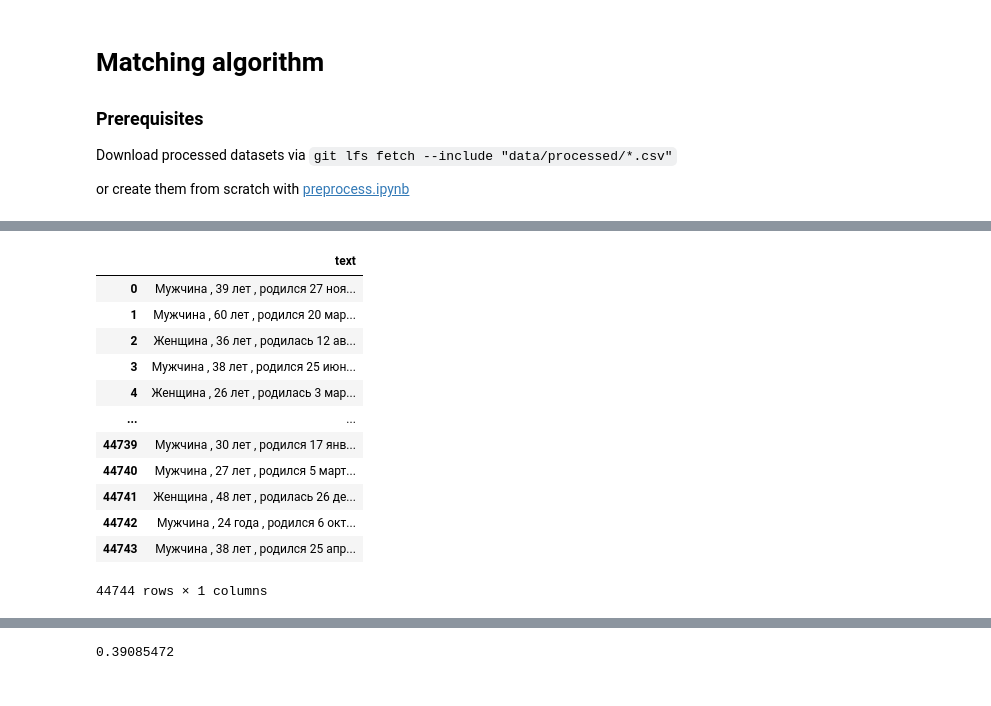
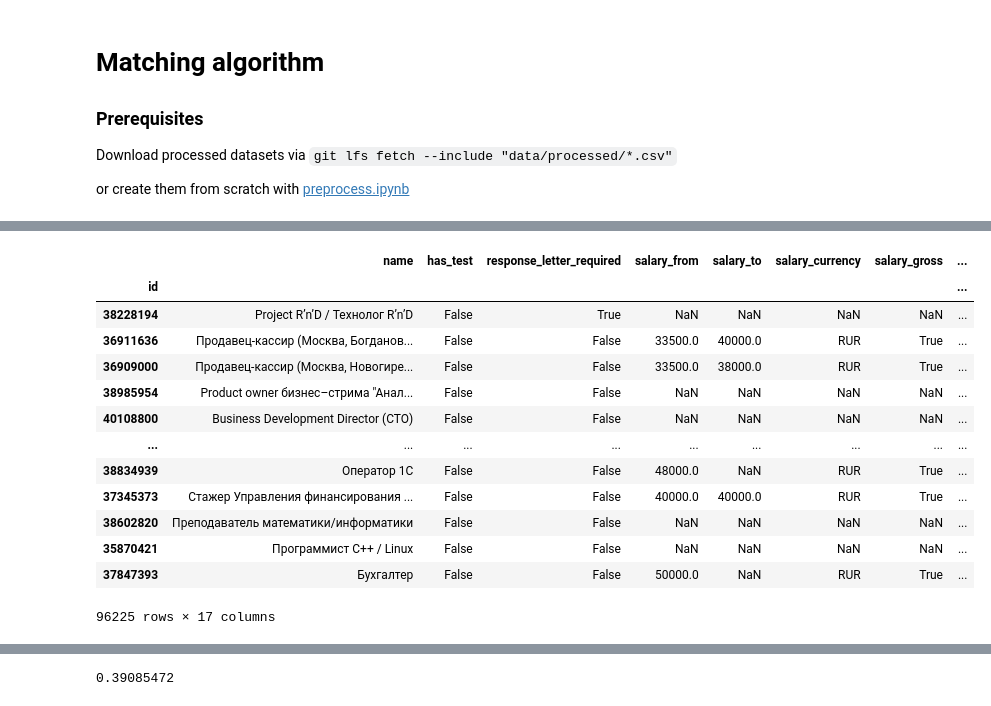
Before and after one commit to rytuo/DL-CASE2, a Jupyter notebook: notebooks/matching.ipynb, the cells around one changed output, grey strips where cells are left out. Saved outputs shown, nothing was run; the diff lists cells and outputs as text; code cells hidden in the pictures.

```diff
--- a/notebooks/matching.ipynb
+++ b/notebooks/matching.ipynb
@@ -77,10 +42,10 @@ import numpy as np
 # %%
 root_dir = path.dirname(path.abspath(os.getcwd()))
 data_dir = path.join(root_dir, 'data')
-processed_data_dir = path.join(data_dir, 'processed')
+raw_data_dir = path.join(data_dir, 'raw')
 
-processed_vacancies_path = path.join(processed_data_dir, 'vacancies.csv')
-processed_cvs_path = path.join(processed_data_dir, 'cvs.csv')
+raw_vacancies_path = path.join(raw_data_dir, 'hhparser_vacancy.csv')
+raw_cvs_path = path.join(raw_data_dir, 'dst-3.0_16_1_hh_database.csv')
 
-processed_cvs_path
+raw_vacancies_path
 # %% [output]
@@ -105,17 +53,29 @@ processed_vacancies
-# %%
-processed_cvs = pd.read_csv(processed_cvs_path)
-processed_cvs
-# %% [output]
-|  | text |
-| 0 | Мужчина , 39 лет , родился 27 ноя... |
-| 1 | Мужчина , 60 лет , родился 20 мар... |
-| 2 | Женщина , 36 лет , родилась 12 ав... |
-| 3 | Мужчина , 38 лет , родился 25 июн... |
-| 4 | Женщина , 26 лет , родилась 3 мар... |
-| ... | ... |
-| 44739 | Мужчина , 30 лет , родился 17 янв... |
-| 44740 | Мужчина , 27 лет , родился 5 март... |
-| 44741 | Женщина , 48 лет , родилась 26 де... |
-| 44742 | Мужчина , 24 года , родился 6 окт... |
-| 44743 | Мужчина , 38 лет , родился 25 апр... |
-44744 rows × 1 columns
+# %%
+def process_description(description):
+    description = str(description)
+    description = BeautifulSoup(description, features="html.parser").get_text()
+    return description
+
+raw_vacancies = pd.read_csv(raw_vacancies_path, index_col='id')
+raw_vacancies['text'] = (
+    raw_vacancies['name'] + " . " +
+    raw_vacancies['description'].apply(process_description) + " . " +
+    raw_vacancies['area_name']
+).astype(str)
+raw_vacancies = raw_vacancies[raw_vacancies['text'].notnull()]
+raw_vacancies
+# %% [output]
+|  | name | has_test | response_letter_required | salary_from | salary_to | salary_currency | salary_gross | ... |
+| id |  |  |  |  |  |  |  | ... |
+| 38228194 | Project R’n’D / Технолог R’n’D | False | True | NaN | NaN | NaN | NaN | ... |
+| 36911636 | Продавец-кассир (Москва, Богданов... | False | False | 33500.0 | 40000.0 | RUR | True | ... |
+| 36909000 | Продавец-кассир (Москва, Новогире... | False | False | 33500.0 | 38000.0 | RUR | True | ... |
+| 38985954 | Product owner бизнес–стрима "Анал... | False | False | NaN | NaN | NaN | NaN | ... |
+| 40108800 | Business Development Director (CTO) | False | False | NaN | NaN | NaN | NaN | ... |
+| ... | ... | ... | ... | ... | ... | ... | ... | ... |
+| 38834939 | Оператор 1C | False | False | 48000.0 | NaN | RUR | True | ... |
+| 37345373 | Стажер Управления финансирования ... | False | False | 40000.0 | 40000.0 | RUR | True | ... |
+| 38602820 | Преподаватель математики/информатики | False | False | NaN | NaN | NaN | NaN | ... |
+| 35870421 | Программист С++ / Linux | False | False | NaN | NaN | NaN | NaN | ... |
+| 37847393 | Бухгалтер | False | False | 50000.0 | NaN | RUR | True | ... |
+96225 rows × 17 columns
```
Also changed, not shown: parts of 9 cells of this notebook, 5 other files.
